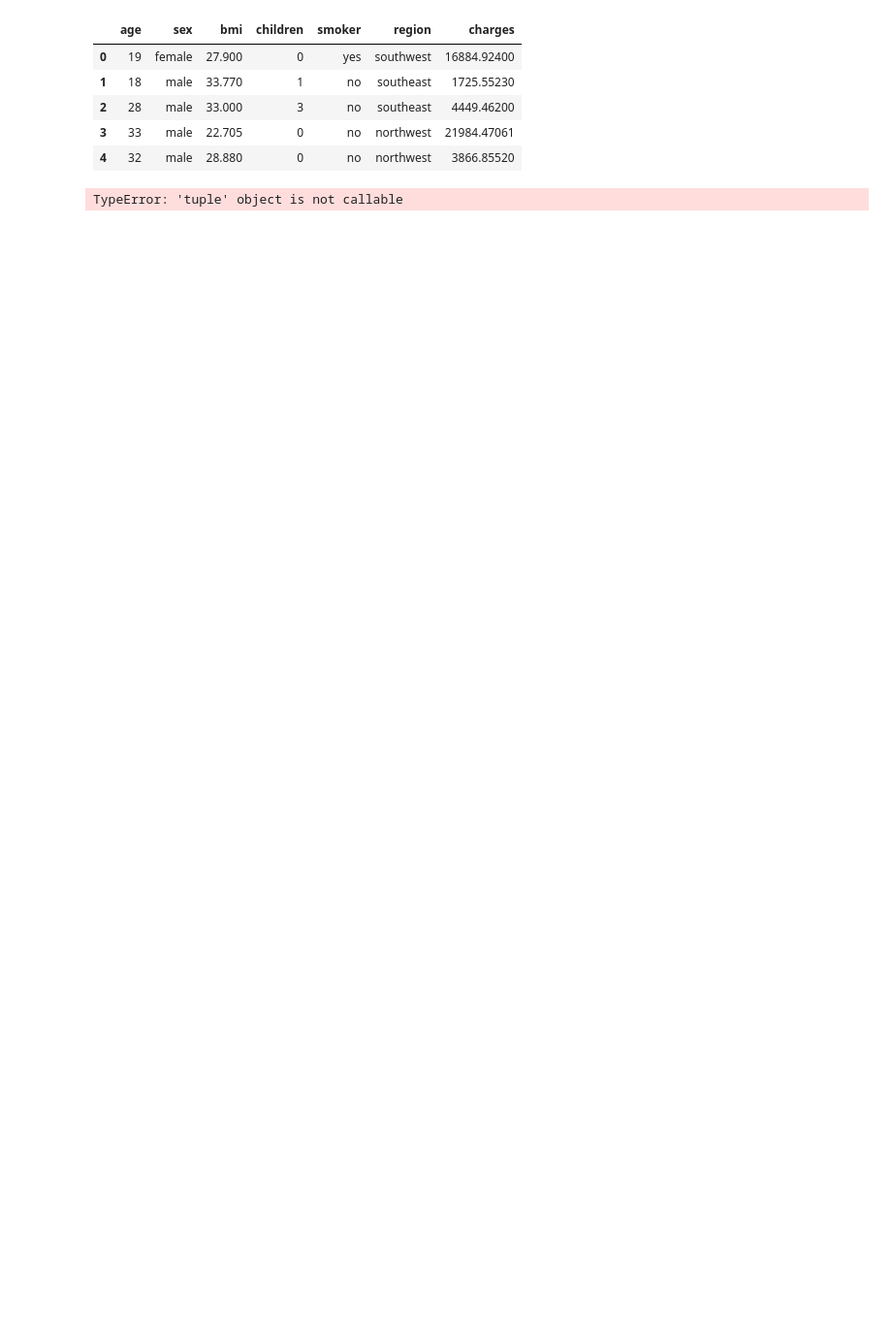
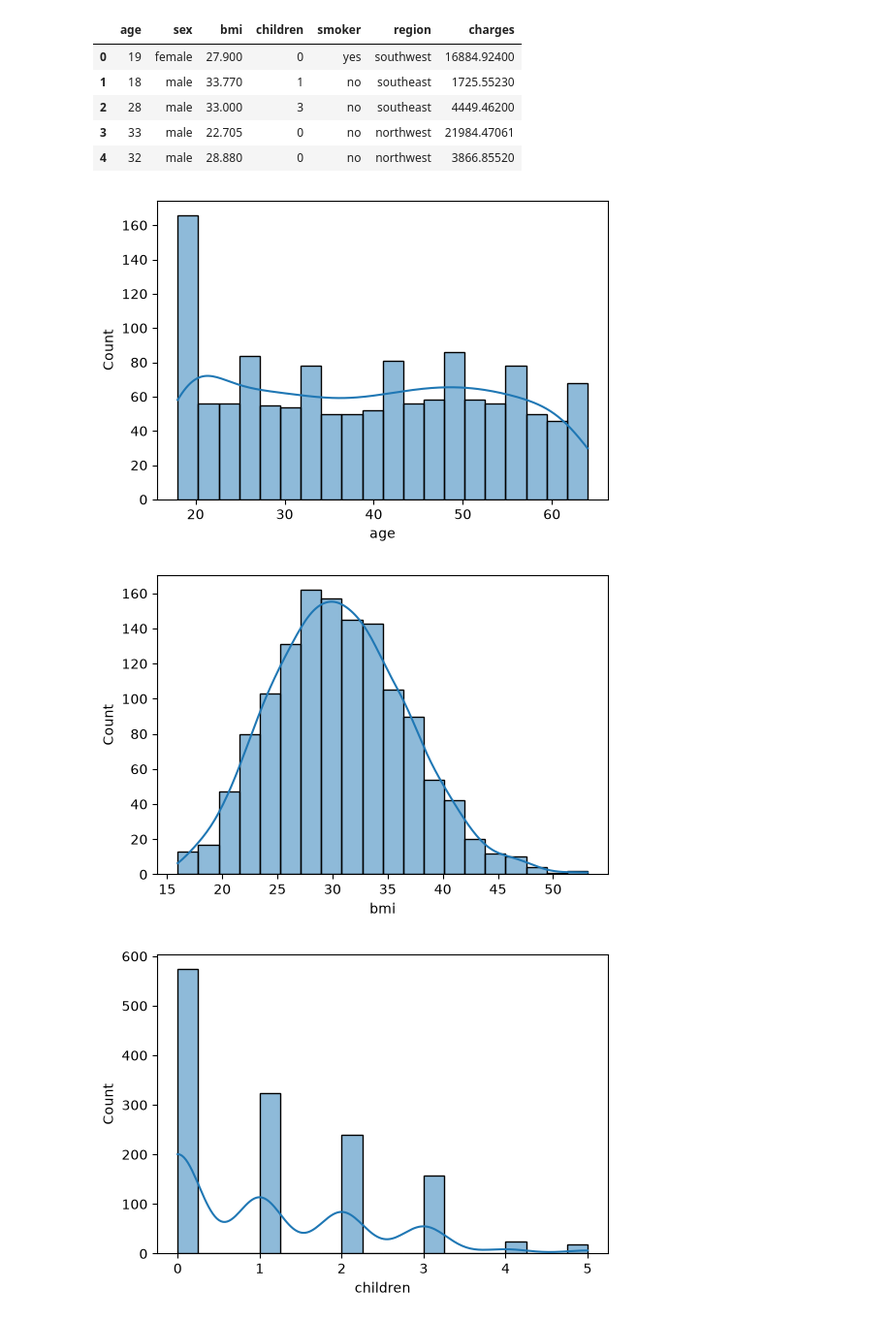
Before and after one commit to saksham7143/Machine_Learning_practice, a Jupyter notebook: Insurance_price_prediction.ipynb, the cells around one changed output. Shown at 97% size. Drawn from its saved outputs; the diff is of its cells as text; code cells hidden in the pictures; blank space fills up the shorter version.

```diff
--- a/Insurance_price_prediction.ipynb
+++ b/Insurance_price_prediction.ipynb
@@ -117,6 +119,8 @@ df.head()
 # %%
 for col in numeric_columns:
     plt.figure(figsize = (6,4))
-    sns.histplot(df[col], kda = True,bin = 20)
+    sns.histplot(df[col], kde = True,bins = 20)
 # %% [output]
-TypeError: 'tuple' object is not callable
+[figure, added]
+[figure, added]
+[figure, added]
```
Also changed, not shown: parts of 27 cells of this notebook.
